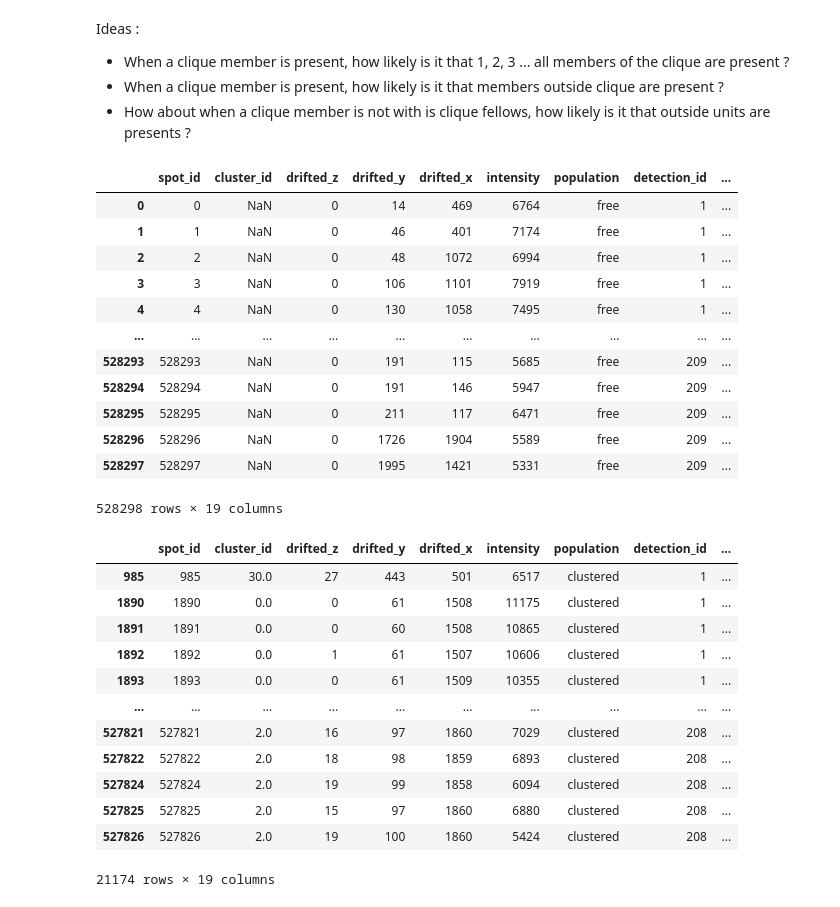
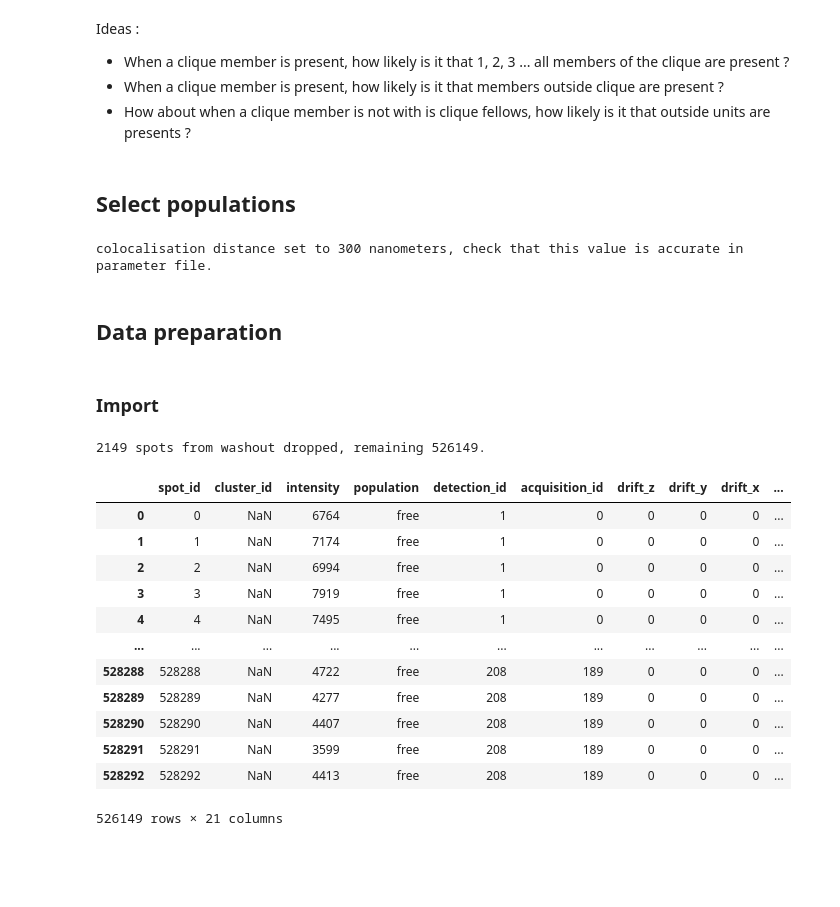
Before and after one commit to 2Echoes/Sequential_Fish, a Jupyter notebook: analysis/testing_notebooks/graphs.ipynb, the cells around one changed output. Cells and saved outputs as stored; diff of their text form; code cells hidden in the pictures; blank space fills up the shorter version.

```diff
--- a/analysis/testing_notebooks/graphs.ipynb
+++ b/analysis/testing_notebooks/graphs.ipynb
@@ -618,3 +621,5 @@ Ideas :
 * When a clique member is present, how likely is it that 1, 2, 3 ... all members of the clique are present ?
 * When a clique member is present, how likely is it that members outside clique are present ?
 * How about when a clique member is not with is clique fellows, how likely is it that outside units are presents ?
+# %% [markdown]
+## Select populations
@@ -621,40 +630,49 @@ Ideas :
+# %%
+try :
+    coloc,
+except NameError :
+    coloc = pd.read_feather(RUN_PATH + "/result_tables/Colocalisation.feather")
+
+if 'colocalisation_distance' in coloc.columns :
+    colocalisation_distance = coloc['colocalisation_distance'].unique()
+    assert len(colocalisation_distance) == 1, f"{colocalisation_distance}"
+    colocalisation_distance = colocalisation_distance[0]
+
+else :
+    from Sequential_Fish.pipeline_parameters import COLOC_DISTANCE as colocalisation_distance
+    print(f"colocalisation distance set to {colocalisation_distance} nanometers, check that this value is accurate in parameter file.")
+# %% [output]
+colocalisation distance set to 300 nanometers, check that this value is accurate in parameter file.
+# %% [markdown]
+## Data preparation
+# %% [markdown]
+### Import
 # %%
-all_Spots = pd.read_feather(RUN_PATH + "/result_tables/Spots.feather")
+Spots = pd.read_feather(RUN_PATH + "/result_tables/Spots.feather")
 Cell = pd.read_feather(RUN_PATH + "/result_tables/Cell.feather")
+
 all_Spots = pd.merge(
-    all_Spots,
-    detection.loc[:,['detection_id', 'RNA']],
-    on='detection_id'
+    Spots,
+    detection.loc[:,['detection_id', 'location', 'RNA', 'voxel_size']],
+    on='detection_id',
+    validate='m:1'
 )
+all_Spots = all_Spots.drop(all_Spots[all_Spots['RNA'] == 'Washout'].index)
+
+print(f"{len(Spots)-len(all_Spots)} spots from washout dropped, remaining {len(all_Spots)}.")
 all_Spots
 # %% [output]
+2149 spots from washout dropped, remaining 526149.
-|  | spot_id | cluster_id | drifted_z | drifted_y | drifted_x | intensity | population | detection_id | ... |
-| 0 | 0 | NaN | 0 | 14 | 469 | 6764 | free | 1 | ... |
-| 1 | 1 | NaN | 0 | 46 | 401 | 7174 | free | 1 | ... |
-| 2 | 2 | NaN | 0 | 48 | 1072 | 6994 | free | 1 | ... |
-| 3 | 3 | NaN | 0 | 106 | 1101 | 7919 | free | 1 | ... |
-| 4 | 4 | NaN | 0 | 130 | 1058 | 7495 | free | 1 | ... |
-| ... | ... | ... | ... | ... | ... | ... | ... | ... | ... |
-| 528293 | 528293 | NaN | 0 | 191 | 115 | 5685 | free | 209 | ... |
-| 528294 | 528294 | NaN | 0 | 191 | 146 | 5947 | free | 209 | ... |
-| 528295 | 528295 | NaN | 0 | 211 | 117 | 6471 | free | 209 | ... |
-| 528296 | 528296 | NaN | 0 | 1726 | 1904 | 5589 | free | 209 | ... |
-| 528297 | 528297 | NaN | 0 | 1995 | 1421 | 5331 | free | 209 | ... |
+|  | spot_id | cluster_id | intensity | population | detection_id | acquisition_id | drift_z | drift_y | drift_x | ... |
+| 0 | 0 | NaN | 6764 | free | 1 | 0 | 0 | 0 | 0 | ... |
+| 1 | 1 | NaN | 7174 | free | 1 | 0 | 0 | 0 | 0 | ... |
+| 2 | 2 | NaN | 6994 | free | 1 | 0 | 0 | 0 | 0 | ... |
+| 3 | 3 | NaN | 7919 | free | 1 | 0 | 0 | 0 | 0 | ... |
+| 4 | 4 | NaN | 7495 | free | 1 | 0 | 0 | 0 | 0 | ... |
+| ... | ... | ... | ... | ... | ... | ... | ... | ... | ... | ... |
+| 528288 | 528288 | NaN | 4722 | free | 208 | 189 | 0 | 0 | 0 | ... |
+| 528289 | 528289 | NaN | 4277 | free | 208 | 189 | 0 | 0 | 0 | ... |
+| 528290 | 528290 | NaN | 4407 | free | 208 | 189 | 0 | 0 | 0 | ... |
+| 528291 | 528291 | NaN | 3599 | free | 208 | 189 | 0 | 0 | 0 | ... |
+| 528292 | 528292 | NaN | 4413 | free | 208 | 189 | 0 | 0 | 0 | ... |
-528298 rows × 19 columns
+526149 rows × 21 columns
-# %%
-clustered_Spots = all_Spots.loc[~all_Spots['cluster_id'].isna()]
-clustered_Spots
-# %% [output]
-|  | spot_id | cluster_id | drifted_z | drifted_y | drifted_x | intensity | population | detection_id | ... |
-| 985 | 985 | 30.0 | 27 | 443 | 501 | 6517 | clustered | 1 | ... |
-| 1890 | 1890 | 0.0 | 0 | 61 | 1508 | 11175 | clustered | 1 | ... |
-| 1891 | 1891 | 0.0 | 0 | 60 | 1508 | 10865 | clustered | 1 | ... |
-| 1892 | 1892 | 0.0 | 1 | 61 | 1507 | 10606 | clustered | 1 | ... |
-| 1893 | 1893 | 0.0 | 0 | 61 | 1509 | 10355 | clustered | 1 | ... |
-| ... | ... | ... | ... | ... | ... | ... | ... | ... | ... |
-| 527821 | 527821 | 2.0 | 16 | 97 | 1860 | 7029 | clustered | 208 | ... |
-| 527822 | 527822 | 2.0 | 18 | 98 | 1859 | 6893 | clustered | 208 | ... |
-| 527824 | 527824 | 2.0 | 19 | 99 | 1858 | 6094 | clustered | 208 | ... |
-| 527825 | 527825 | 2.0 | 15 | 97 | 1860 | 6880 | clustered | 208 | ... |
-| 527826 | 527826 | 2.0 | 19 | 100 | 1860 | 5424 | clustered | 208 | ... |
-21174 rows × 19 columns
```
Also changed, not shown: parts of 23 cells of this notebook.
